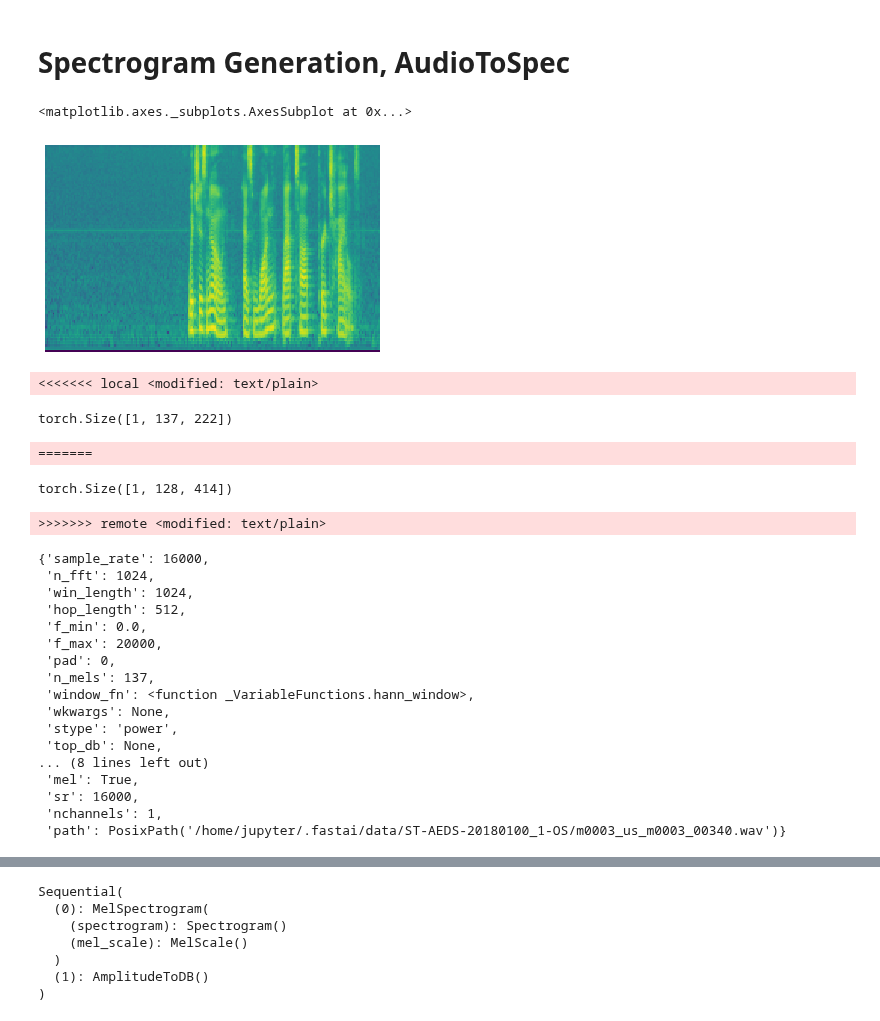
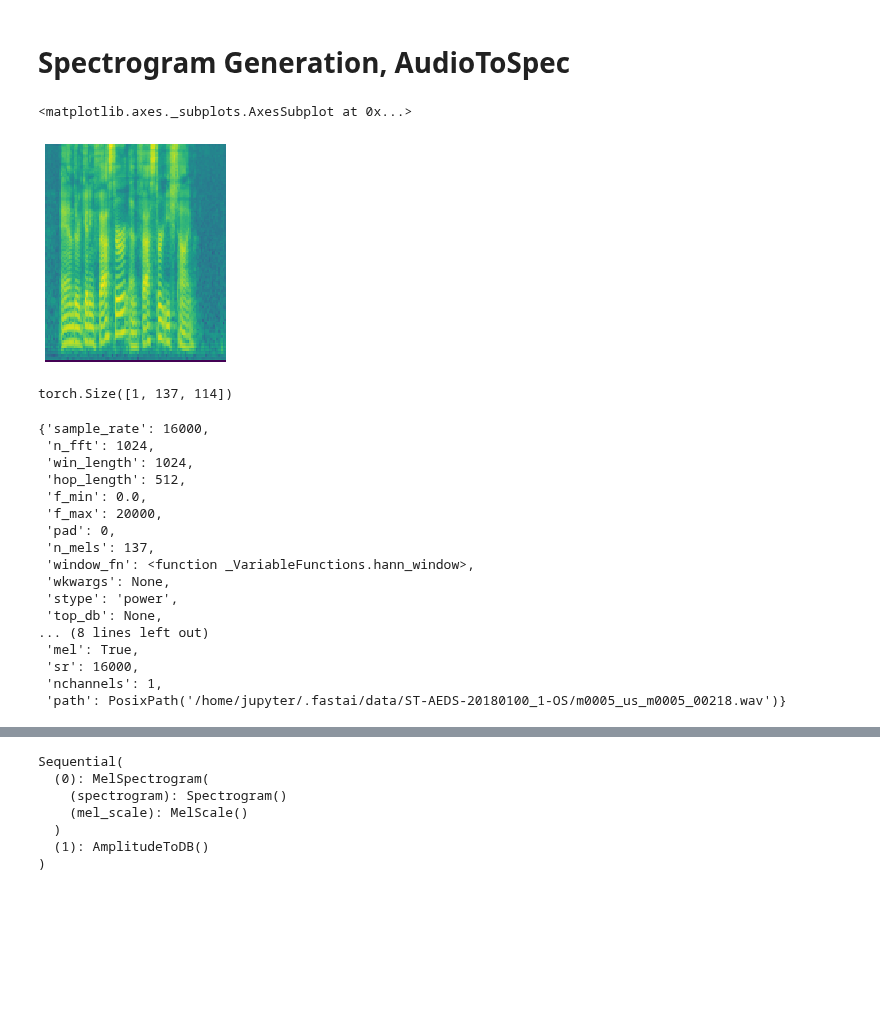
Before and after one commit to fastaudio/fastai2_audio, a Jupyter notebook: dev/70_audio_core.ipynb, the cells around one changed output, grey strips where cells are left out. Cells and saved outputs as stored; diff of their text form; code cells hidden in the pictures; blank space fills up the shorter version.

Commit message:
Add Config for data_path, specific files for testing

```diff
--- a/dev/70_audio_core.ipynb
+++ b/dev/70_audio_core.ipynb
@@ -43,7 +43,7 @@ def AudioGetter(suf='', recurse=True, folders=None):
         return get_audio_files(o/suf, recurse, folders)
     return _inner
 # %%
-p = Path("/home/jupyter/.fastai/data/ST-AEDS-20180100_1-OS")
+p = Config()['data_path'] / 'ST-AEDS-20180100_1-OS'
 URLs.SPEAKERS = 'http://www.openslr.org/resources/45/ST-AEDS-20180100_1-OS'
 untar_data(URLs.SPEAKERS, dest=p)
 # %% [output]
@@ -63,3 +59,9 @@ PosixPath('/home/jupyter/.fastai/data/ST-AEDS-20180100_1-OS/f0004_us_f0004_00446
+# %%
+#files will load differently on different machines so we specify examples by name
+ex_files = [p/f for f in ['m0005_us_m0005_00218.wav',
+                                'f0003_us_f0003_00279.wav',
+                                'f0001_us_f0001_00168.wav',
+                                'f0005_us_f0005_00286.wav',]]
 # %% [markdown]
 
 <div class='alert alert-block alert-warning'><strong>Notes:</strong><br>
@@ -111,7 +113,7 @@ type(AudioItem((None, None, files[0])))
 # %% [output]
 __main__.AudioItem
 # %%
-item0 = AudioItem.create(files[0])
+item0 = AudioItem.create(ex_files[0])
 # %%
 item0.sig.shape
 # %% [output]
@@ -366,19 +373,15 @@ item100 = oa.encodes(100)
 # %%
 # get a sg with weird settings for testing
 a2s = AudioToSpec(f_max=20000, n_mels=137)
-sg = a2s(item100)
+sg = a2s(item0)
 sg.show()
 # %% [output]
 <matplotlib.axes._subplots.AxesSubplot at 0x...>
-[figure, old version]
+[figure, new version]
 # %%
 sg.shape
 # %% [output]
-<<<<<<< local <modified: text/plain>
+torch.Size([1, 137, 114])
-torch.Size([1, 137, 222])
-=======
-torch.Size([1, 128, 414])
->>>>>>> remote <modified: text/plain>
 # %%
 #test the explicit settings were properly stored in the spectrogram object
 test_eq(sg.f_max, 20000)
@@ -409,7 +412,7 @@ sg.settings
  'mel': True,
  'sr': 16000,
  'nchannels': 1,
- 'path': PosixPath('/home/jupyter/.fastai/data/ST-AEDS-20180100_1-OS/m0003_us_m0003_00340.wav')}
+ 'path': PosixPath('/home/jupyter/.fastai/data/ST-AEDS-20180100_1-OS/m0005_us_m0005_00218.wav')}
 # %%
 sg.nchannels, sg.height, sg.width
 # %% [output]
```
Also changed, not shown: parts of 37 cells of this notebook.
